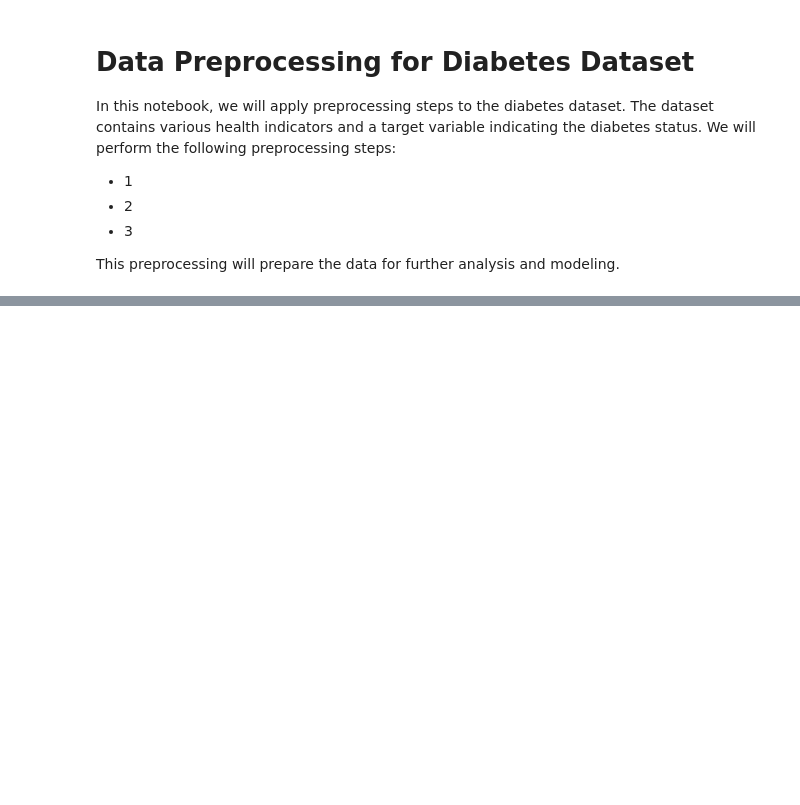
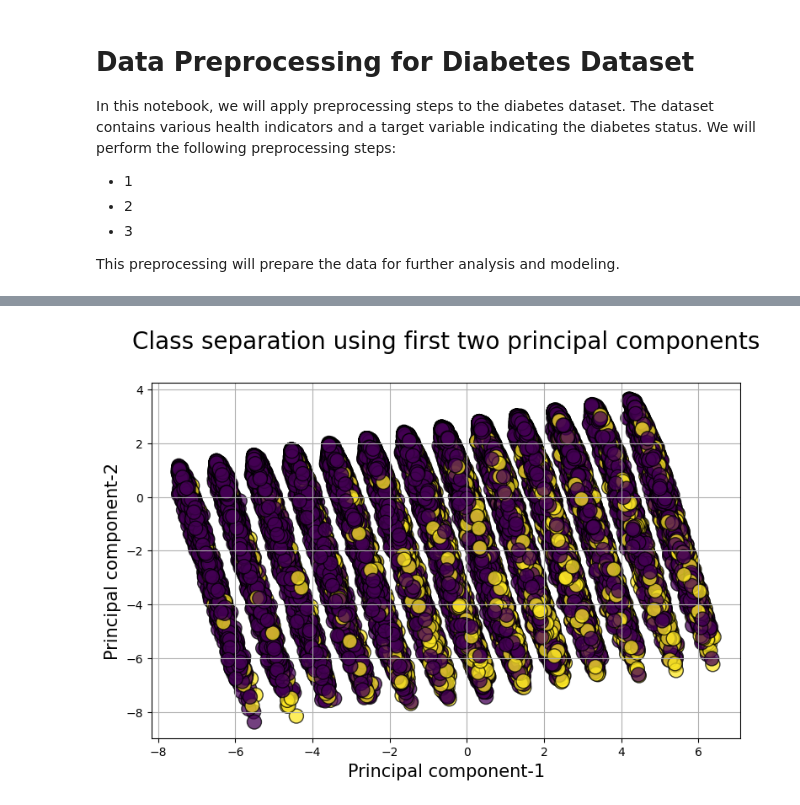
Before and after one commit to benediktpri/ie500_data_mining_project, a Jupyter notebook: notebooks/preprocessing.ipynb, the cells around one changed output, grey strips where cells are left out. Drawn from its saved outputs; the diff is of its cells as text; code cells hidden in the pictures; blank space fills up the shorter version.

```diff
--- a/notebooks/preprocessing.ipynb
+++ b/notebooks/preprocessing.ipynb
@@ -251,0 +402,5 @@ X_train_preprocessed_df.info()
+# %%
+x_train_transformed = pca.transform(X_train_preprocessed_df)
+
+x_train_transformed_df = pd.DataFrame(data=x_train_transformed)
+x_train_transformed_df.head().T
@@ -251,0 +425,25 @@ X_train_preprocessed_df.info()
+# %%
+import numpy as np
+
+# Get unique classes and map each class to a specific level for better visualization
+unique_classes = np.unique(y_train)
+class_levels = {cls: idx for idx, cls in enumerate(unique_classes)}
+
+# Create new levels for each class for better separation in 1D plots
+y_levels_pc1 = [class_levels[cls] for cls in y_train]  # Y-levels for PC1
+x_levels_pc2 = [class_levels[cls] for cls in y_train]  # X-levels for PC2
+
+plt.figure(figsize=(15,10))
+
+# 2D scatter plot for the first two principal components
+plt.subplot(2, 2, 1)
+plt.scatter(x_train_transformed_df[0], x_train_transformed_df[1], c=y_train, edgecolors='k', alpha=0.75, s=150)
+plt.grid(True)
+plt.title("Class separation using first two principal components\n", fontsize=20)
+plt.xlabel("Principal component-1", fontsize=15)
+plt.ylabel("Principal component-2", fontsize=15)
+
+plt.tight_layout()
+plt.show()
+# %% [output]
+[figure, added]
```
Also changed, not shown: parts of 14 cells of this notebook, 4 other files.
